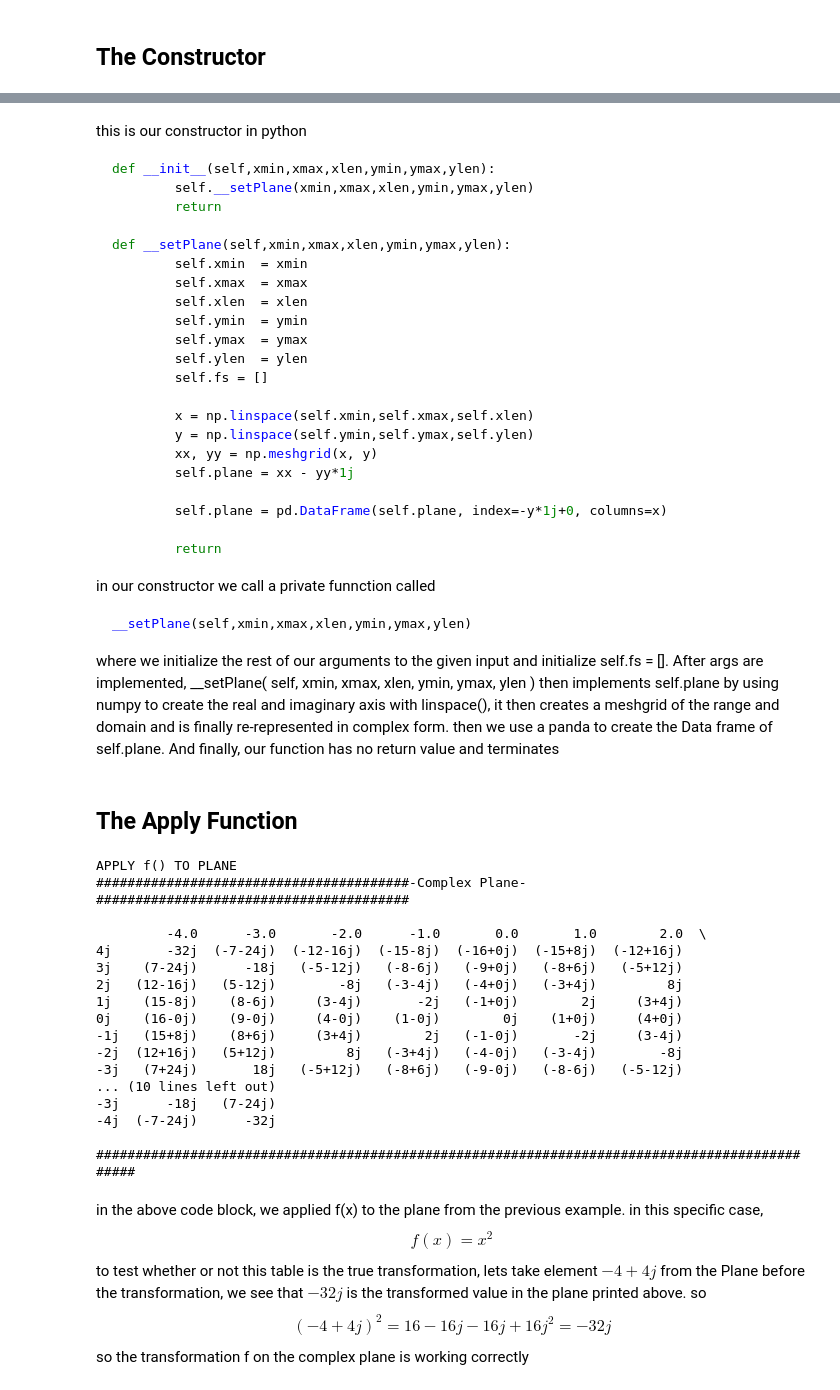
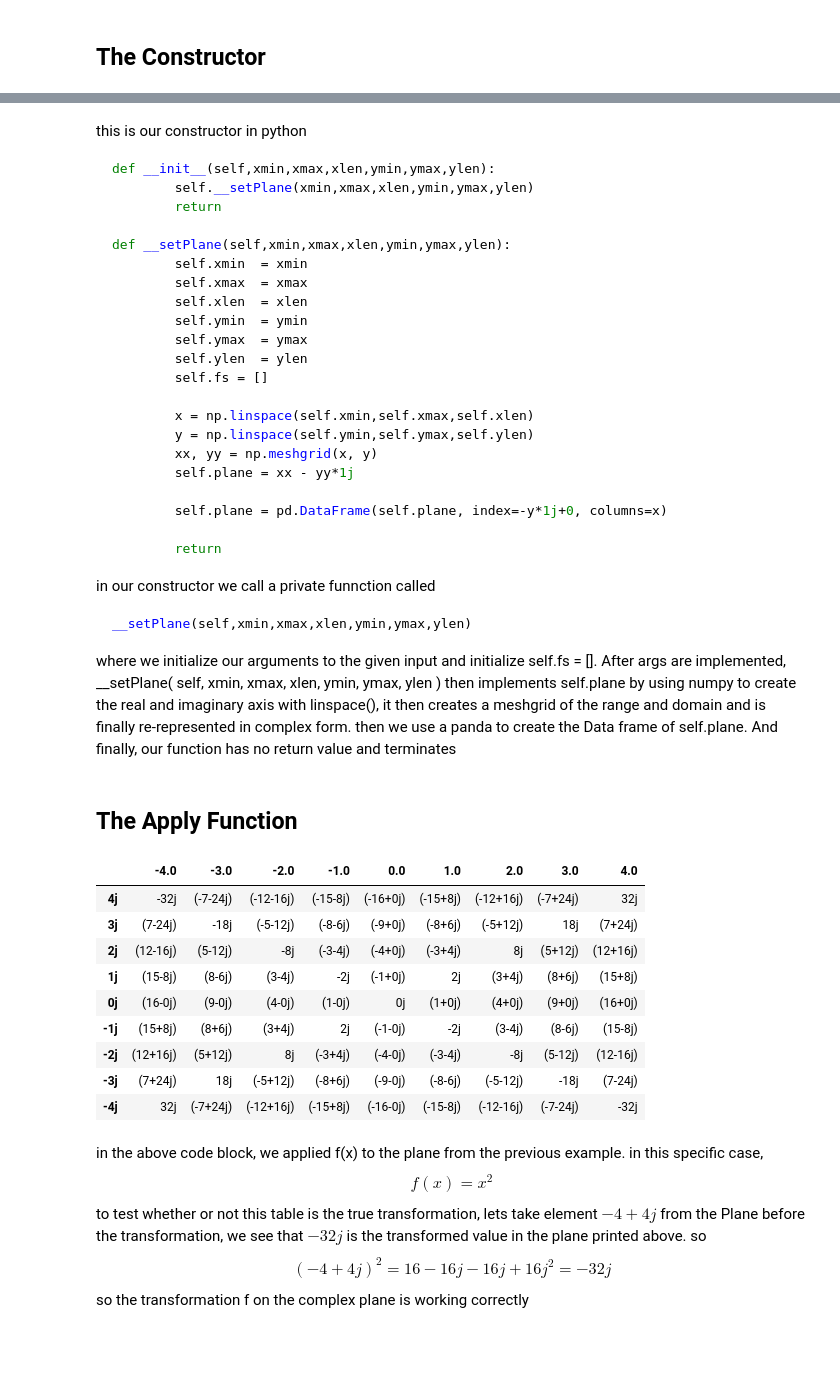
Before and after one commit to chapman-cs510-2017f/cw-06-cw05-tim-evan, a Jupyter notebook: cplane-np.ipynb, the cells around one changed output, grey strips where cells are left out. Cells and saved outputs as stored; diff of their text form; code cells hidden in the pictures; blank space fills up the shorter version.

````diff
--- a/cplane-np.ipynb
+++ b/cplane-np.ipynb
@@ -58,35 +70,27 @@ in our constructor we call a private funnction called
 ```python
 __setPlane(self,xmin,xmax,xlen,ymin,ymax,ylen)
 ```
-where we initialize the rest of our arguments to the given input and initialize self.fs = []. After args are implemented, __setPlane( self, xmin, xmax, xlen, ymin, ymax, ylen ) then implements self.plane by using numpy to create the real and imaginary axis with linspace(), it then creates a meshgrid of the range and  domain and is finally re-represented in complex form. then we use a panda to create the Data frame of self.plane.
+where we initialize our arguments to the given input and initialize self.fs = []. After args are implemented, __setPlane( self, xmin, xmax, xlen, ymin, ymax, ylen ) then implements self.plane by using numpy to create the real and imaginary axis with linspace(), it then creates a meshgrid of the range and  domain and is finally re-represented in complex form. then we use a panda to create the Data frame of self.plane.
 And finally, our function has no return value and terminates
 # %% [markdown]
 ## The Apply Function
 # %%
 def f(x):
     return x*x
 
-myPlane.apply(f,True)
-print("APPLY f() TO PLANE")
-myPlane.printPlane()
+myPlane.apply(f)
+myPlane.getPlane()
 # %% [output]
-APPLY f() TO PLANE
-########################################-Complex Plane-########################################
-
-         -4.0      -3.0       -2.0      -1.0       0.0       1.0        2.0  \
-4j       -32j  (-7-24j)  (-12-16j)  (-15-8j)  (-16+0j)  (-15+8j)  (-12+16j)
-3j    (7-24j)      -18j   (-5-12j)   (-8-6j)   (-9+0j)   (-8+6j)   (-5+12j)
-2j   (12-16j)   (5-12j)        -8j   (-3-4j)   (-4+0j)   (-3+4j)         8j
-1j    (15-8j)    (8-6j)     (3-4j)       -2j   (-1+0j)        2j     (3+4j)
-0j    (16-0j)    (9-0j)     (4-0j)    (1-0j)        0j    (1+0j)     (4+0j)
--1j   (15+8j)    (8+6j)     (3+4j)        2j   (-1-0j)       -2j     (3-4j)
--2j  (12+16j)   (5+12j)         8j   (-3+4j)   (-4-0j)   (-3-4j)        -8j
--3j   (7+24j)       18j   (-5+12j)   (-8+6j)   (-9-0j)   (-8-6j)   (-5-12j)
-... (10 lines left out)
--3j      -18j   (7-24j)
--4j  (-7-24j)      -32j
-
-###############################################################################################
+|  | -4.0 | -3.0 | -2.0 | -1.0 | 0.0 | 1.0 | 2.0 | 3.0 | 4.0 |
+| 4j | -32j | (-7-24j) | (-12-16j) | (-15-8j) | (-16+0j) | (-15+8j) | (-12+16j) | (-7+24j) | 32j |
+| 3j | (7-24j) | -18j | (-5-12j) | (-8-6j) | (-9+0j) | (-8+6j) | (-5+12j) | 18j | (7+24j) |
+| 2j | (12-16j) | (5-12j) | -8j | (-3-4j) | (-4+0j) | (-3+4j) | 8j | (5+12j) | (12+16j) |
+| 1j | (15-8j) | (8-6j) | (3-4j) | -2j | (-1+0j) | 2j | (3+4j) | (8+6j) | (15+8j) |
+| 0j | (16-0j) | (9-0j) | (4-0j) | (1-0j) | 0j | (1+0j) | (4+0j) | (9+0j) | (16+0j) |
+| -1j | (15+8j) | (8+6j) | (3+4j) | 2j | (-1-0j) | -2j | (3-4j) | (8-6j) | (15-8j) |
+| -2j | (12+16j) | (5+12j) | 8j | (-3+4j) | (-4-0j) | (-3-4j) | -8j | (5-12j) | (12-16j) |
+| -3j | (7+24j) | 18j | (-5+12j) | (-8+6j) | (-9-0j) | (-8-6j) | (-5-12j) | -18j | (7-24j) |
+| -4j | 32j | (-7+24j) | (-12+16j) | (-15+8j) | (-16-0j) | (-15-8j) | (-12-16j) | (-7-24j) | -32j |
 # %% [markdown]
 in the above code block, we applied f(x) to the plane from the previous example. in this specific case,
      $$ f(x) = x^{2} $$
````
Also changed, not shown: parts of 10 cells of this notebook.
